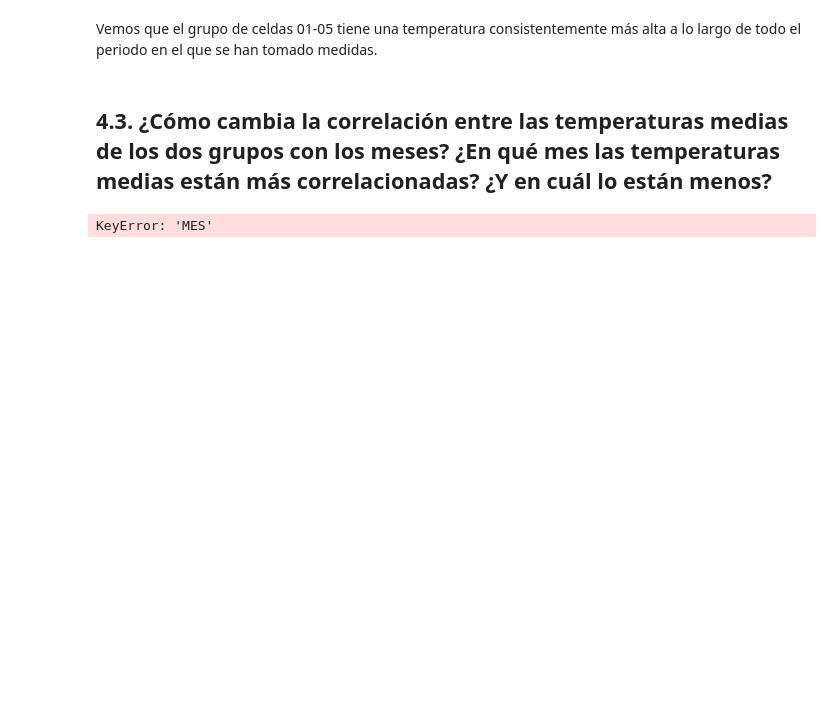
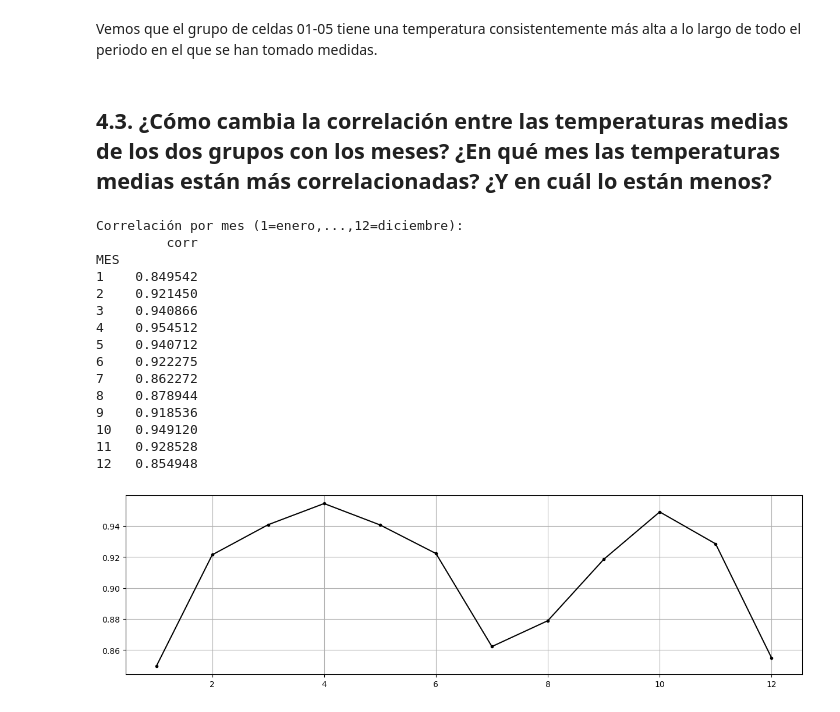
Before and after one commit to AlbertoRodvic/t1_estadistica_descriptiva, a Jupyter notebook: src/Apartado_4.ipynb, the cells around one changed output. Drawn from its saved outputs; the diff is of its cells as text; code cells hidden in the pictures; blank space fills up the shorter version.

```diff
--- a/src/Apartado_4.ipynb
+++ b/src/Apartado_4.ipynb
@@ -110,12 +128,38 @@ Vemos que el grupo de celdas 01-05 tiene una temperatura consistentemente más a
 # %% [markdown]
 ## 4.3. ¿Cómo cambia la correlación entre las temperaturas medias de los dos grupos con los meses? ¿En qué mes las temperaturas medias están más correlacionadas? ¿Y en cuál lo están menos?
 # %%
-df_unido = pd.DataFrame(np.column_stack((temp_media1, temp_media2)), columns=["Grupo 1", "Grupo 2"])
+df_unido = pd.DataFrame(np.column_stack((df_orig_temp.FECHA, temp_media1, temp_media2)), columns=["FECHA", "Grupo 1", "Grupo 2"])
+df_unido['FECHA'] = pd.to_datetime(df_unido['FECHA'])
+df_unido['MES'] = df_unido['FECHA'].dt.month
+
 correlaciones = []
+for mes, data in df_unido.groupby("MES"):
+    correlaciones.append((mes, data["Grupo 1"].corr(data["Grupo 2"])))
 
-for mes, data in df_unido.groupby("MES"):
-    correlaciones.append(mes, temp_media1.corr(temp_media2))
+corr_month = pd.DataFrame(correlaciones, columns=["MES","corr"])
+corr_month.set_index("MES", inplace=True)
 
-print(correlaciones)
+print("\nCorrelación por mes (1=enero,...,12=diciembre):")
+print(corr_month)
+
+fig = plt.figure(1, figsize=(15, 4)) # permite indicar el nº de la figura y las dimensiones (ancho y alto)
+plt.plot(corr_month["corr"], 'k.-')                  # muestra la variable x en negro, cada valor con un punto conectados por líneas
+plt.grid()
+plt.show()
 # %% [output]
-KeyError: 'MES'
+Correlación por mes (1=enero,...,12=diciembre):
+         corr
+MES
+1    0.849542
+2    0.921450
+3    0.940866
+4    0.954512
+5    0.940712
+6    0.922275
+7    0.862272
+8    0.878944
+9    0.918536
+10   0.949120
+11   0.928528
+12   0.854948
+[figure, added]
```
Also changed, not shown: parts of 5 cells of this notebook.
